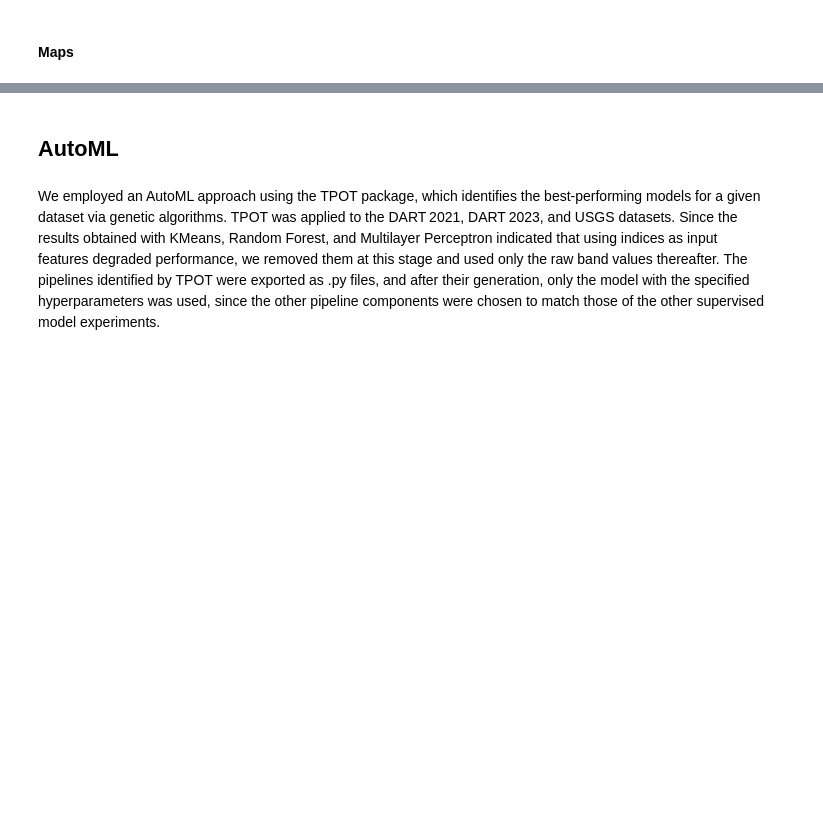
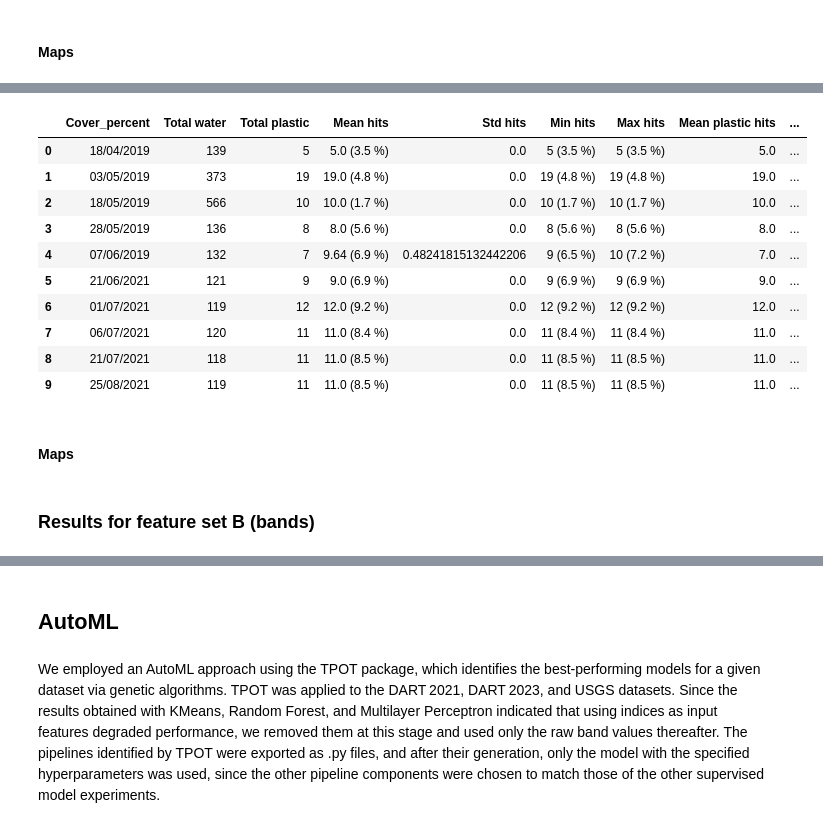
Before and after one commit to ufrgs-rescue/plastic_map, a Jupyter notebook: main.ipynb, the cells around one changed output, grey strips where cells are left out. Saved outputs shown, nothing was run; the diff lists cells and outputs as text; code cells hidden in the pictures; blank space fills up the shorter version.

```diff
--- a/main.ipynb
+++ b/main.ipynb
@@ -5699,0 +6048,6 @@ for d in dates:
+# %%
+assessment, errors, hits, confusion_matrices, acc, b_acc, f1_macro, f1_weighted, fbeta_macro, fbeta_weighted, pr_macro, rc_macro, pr_weighted, rc_weighted = rsdata_classification.multilayer_perceptron(dart_subdatasets['plastic_and_water'][feature_sets[0]],
+                                                                                            dart_subdatasets['plastic_and_water']['Label'],
+                                                                                            usgs_subdatasets['plastic_and_water'][feature_sets[0]],
+                                                                                            usgs_subdatasets['plastic_and_water']['Label'],
+                                                                                            100)
@@ -5699,0 +6151,16 @@ for d in dates:
+# %%
+stats_by_date
+# %% [output]
+|  | Cover_percent | Total water | Total plastic | Mean hits | Std hits | Min hits | Max hits | Mean plastic hits | ... |
+| 0 | 18/04/2019 | 139 | 5 | 5.0 (3.5 %) | 0.0 | 5 (3.5 %) | 5 (3.5 %) | 5.0 | ... |
+| 1 | 03/05/2019 | 373 | 19 | 19.0 (4.8 %) | 0.0 | 19 (4.8 %) | 19 (4.8 %) | 19.0 | ... |
+| 2 | 18/05/2019 | 566 | 10 | 10.0 (1.7 %) | 0.0 | 10 (1.7 %) | 10 (1.7 %) | 10.0 | ... |
+| 3 | 28/05/2019 | 136 | 8 | 8.0 (5.6 %) | 0.0 | 8 (5.6 %) | 8 (5.6 %) | 8.0 | ... |
+| 4 | 07/06/2019 | 132 | 7 | 9.64 (6.9 %) | 0.48241815132442206 | 9 (6.5 %) | 10 (7.2 %) | 7.0 | ... |
+| 5 | 21/06/2021 | 121 | 9 | 9.0 (6.9 %) | 0.0 | 9 (6.9 %) | 9 (6.9 %) | 9.0 | ... |
+| 6 | 01/07/2021 | 119 | 12 | 12.0 (9.2 %) | 0.0 | 12 (9.2 %) | 12 (9.2 %) | 12.0 | ... |
+| 7 | 06/07/2021 | 120 | 11 | 11.0 (8.4 %) | 0.0 | 11 (8.4 %) | 11 (8.4 %) | 11.0 | ... |
+| 8 | 21/07/2021 | 118 | 11 | 11.0 (8.5 %) | 0.0 | 11 (8.5 %) | 11 (8.5 %) | 11.0 | ... |
+| 9 | 25/08/2021 | 119 | 11 | 11.0 (8.5 %) | 0.0 | 11 (8.5 %) | 11 (8.5 %) | 11.0 | ... |
+# %% [markdown]
+#### Maps
@@ -5699,0 +6189,2 @@ for d in dates:
+# %% [markdown]
+### Results for feature set B (bands)
```
Also changed, not shown: parts of 86 cells of this notebook.
